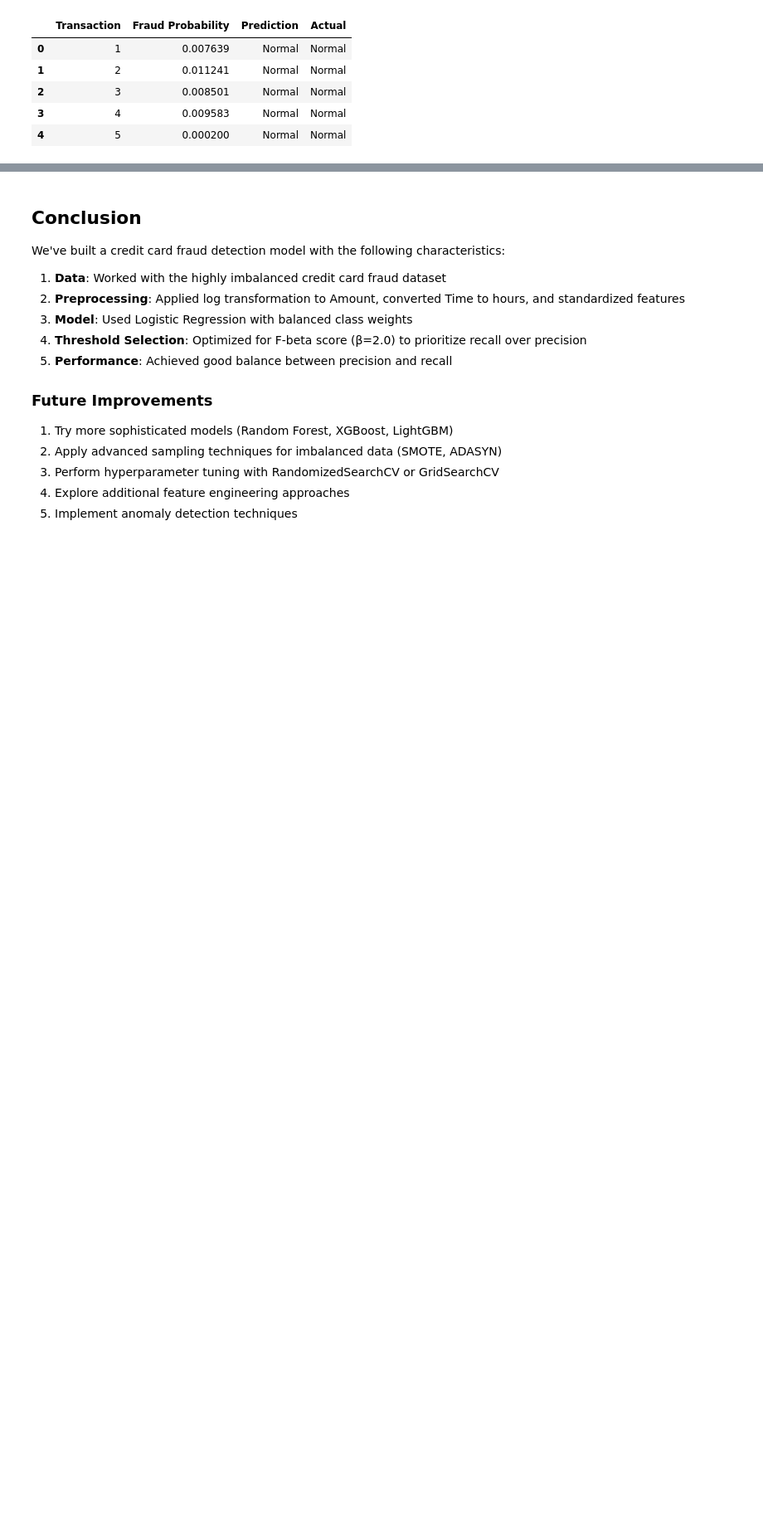
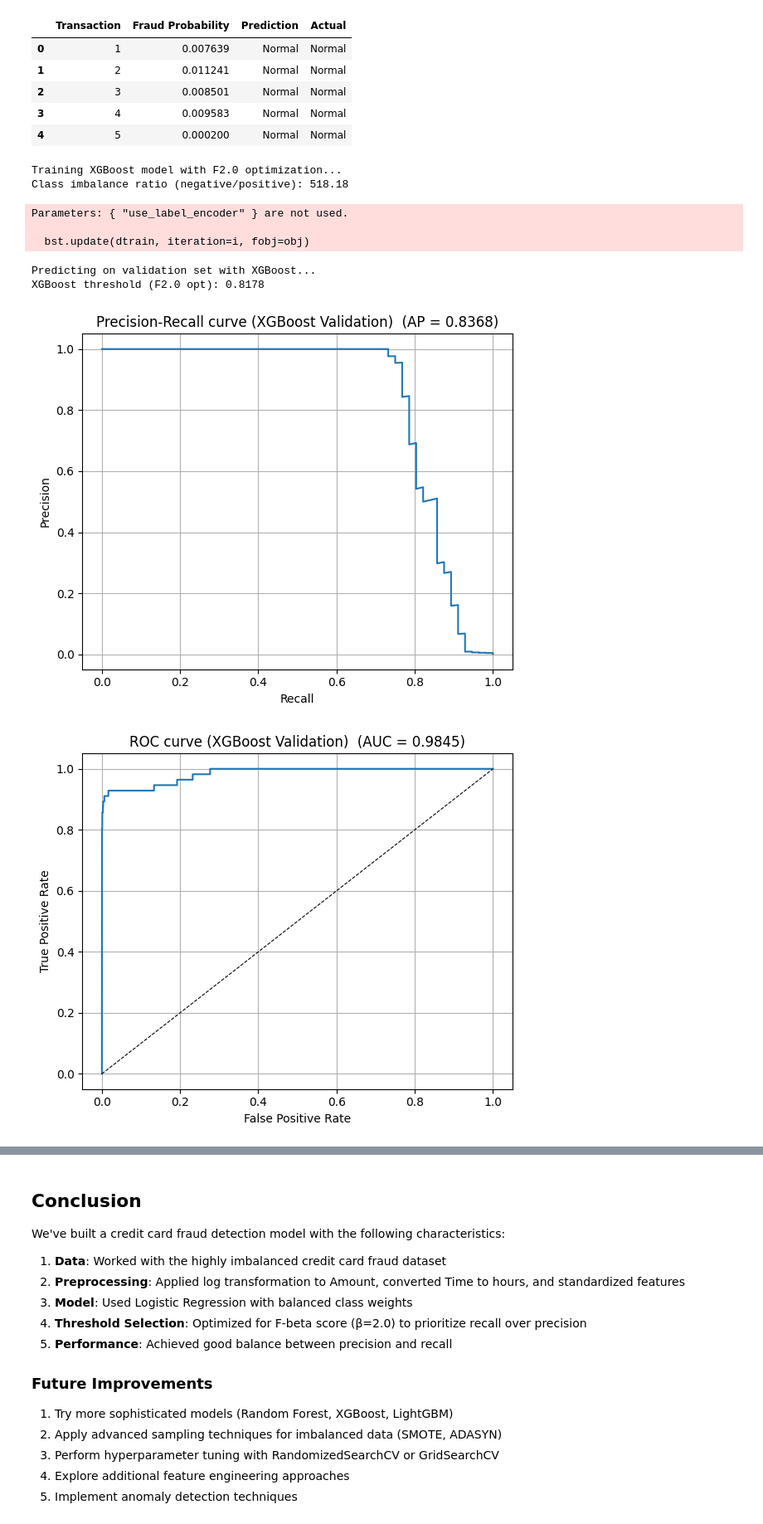
Before and after one commit to sahsangh/FinalProjectDataScience, a Jupyter notebook: finalProject.ipynb, the cells around one changed output, grey strips where cells are left out. Shown at 83% size. Drawn from its saved outputs; the diff is of its cells as text; code cells hidden in the pictures; blank space fills up the shorter version.

Commit message:
Added xgboost and ran forest

```diff
--- a/finalProject.ipynb
+++ b/finalProject.ipynb
@@ -125,4 +126,20 @@ def build_pipeline(model="logreg"):
             "clf__colsample_bytree": [0.6, 0.8, 1.0],
             "clf__min_child_weight": [1, 3, 5, 7]
         }
+    elif model == "randomforest":
+        # RandomForest classifier with class weights to handle imbalance
+        clf = RandomForestClassifier(
+            n_estimators=100,
+            random_state=42,
+            class_weight="balanced",
+            n_jobs=-1  # Use all available cores
+        )
+        pipe = Pipeline([("prep", pre), ("clf", clf)])
+        param_dist = {
+            "clf__n_estimators": [50, 100, 200, 300],
+            "clf__max_depth": [None, 10, 20, 30],
+            "clf__min_samples_split": [2, 5, 10],
+            "clf__min_samples_leaf": [1, 2, 4],
+            "clf__max_features": ["auto", "sqrt", "log2"]
+        }
     return pipe, param_dist
@@ -528,3 +621,58 @@ Loaded model and threshold: beta = 2.0, threshold = 0.9999
 | 2 | 3 | 0.008501 | Normal | Normal |
 | 3 | 4 | 0.009583 | Normal | Normal |
 | 4 | 5 | 0.000200 | Normal | Normal |
+# %%
+# Build pipeline for XGBoost
+xgb_pipe, xgb_params = build_pipeline("xgboost")
+print(f"Training XGBoost model with F{beta} optimization...")
+# Use default parameters instead of RandomizedSearchCV for simplicity
+pre = xgb_pipe.named_steps['prep']
+clf = xgb.XGBClassifier(
+    objective='binary:logistic',
+    n_estimators=100,
+    random_state=42,
+    use_label_encoder=False,
+    eval_metric='logloss'
+)
+# Calculate scale_pos_weight for class imbalance
+scale_pos_weight = (y_train == 0).sum() / (y_train == 1).sum()
+print(f"Class imbalance ratio (negative/positive): {scale_pos_weight:.2f}")
+
+# Create XGBoost classifier with class imbalance handling
+xgb_clf = xgb.XGBClassifier(
+    objective='binary:logistic',
+    n_estimators=100,
+    learning_rate=0.1,
+    max_depth=5,
+    subsample=0.8,
+    colsample_bytree=0.8,
+    scale_pos_weight=scale_pos_weight,  # Handle class imbalance
+    random_state=42,
+    use_label_encoder=False,
+    eval_metric='logloss'
+)
+
+# Create full XGBoost pipeline
+xgb_simple_pipe = Pipeline([("prep", pre), ("clf", xgb_clf)])
+
+# Train the model
+xgb_simple_pipe.fit(X_train, y_train)
+
+# Evaluate on validation set
+print("Predicting on validation set with XGBoost...")
+y_val_proba_xgb = xgb_simple_pipe.predict_proba(X_val)[:, 1]
+thr_xgb = pick_threshold(y_val, y_val_proba_xgb, beta)
+print(f"XGBoost threshold (F{beta} opt): {thr_xgb:.4f}")
+
+# Plot validation set performance
+plot_pr_roc(y_val, y_val_proba_xgb, title_suffix=" (XGBoost Validation)")
+# %% [output]
+Training XGBoost model with F2.0 optimization...
+Class imbalance ratio (negative/positive): 518.18
+Parameters: { "use_label_encoder" } are not used.
+
+  bst.update(dtrain, iteration=i, fobj=obj)
+Predicting on validation set with XGBoost...
+XGBoost threshold (F2.0 opt): 0.8178
+[figure, added]
+[figure, added]
```
Also changed, not shown: parts of 11 cells of this notebook, 17 other files.
